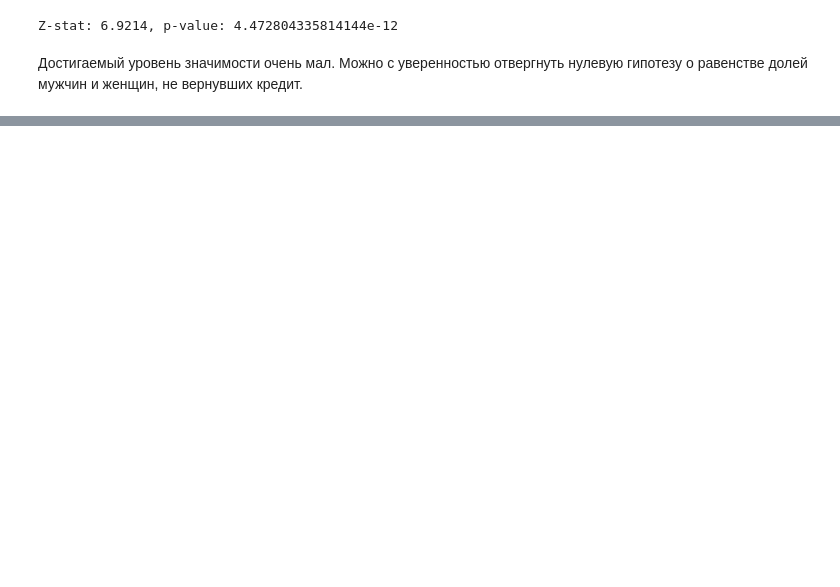
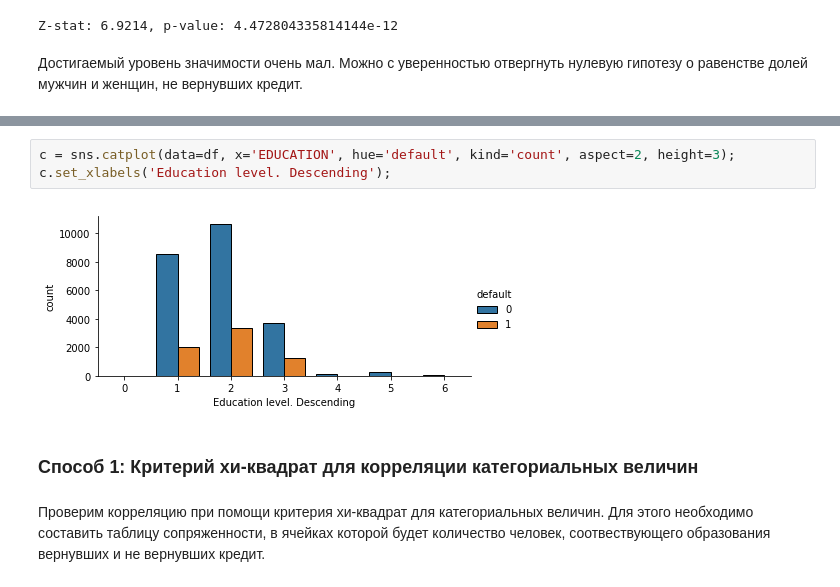
Before and after one commit to armavox/mldaspec, a Jupyter notebook: course4/notebooks/w4_Scoring.ipynb, the cells around one changed output, grey strips where cells are left out. Drawn from its saved outputs; the diff is of its cells as text; blank space fills up the shorter version.

```diff
--- a/course4/notebooks/w4_Scoring.ipynb
+++ b/course4/notebooks/w4_Scoring.ipynb
@@ -223,0 +240,9 @@ binned = sc.stats.
+# %%
+c = sns.catplot(data=df, x='EDUCATION', hue='default', kind='count', aspect=2, height=3);
+c.set_xlabels('Education level. Descending');
+# %% [output]
+[figure, added]
+# %% [markdown]
+### Способ 1: Критерий хи-квадрат для корреляции категориальных величин
+# %% [markdown]
+Проверим корреляцию при помощи критерия хи-квадрат для категориальных величин. Для этого необходимо составить таблицу сопряженности, в ячейках которой будет количество человек, соотвествующего образования вернувших и не вернувших кредит.
```
Also changed, not shown: parts of 86 cells of this notebook, 5 other files.
